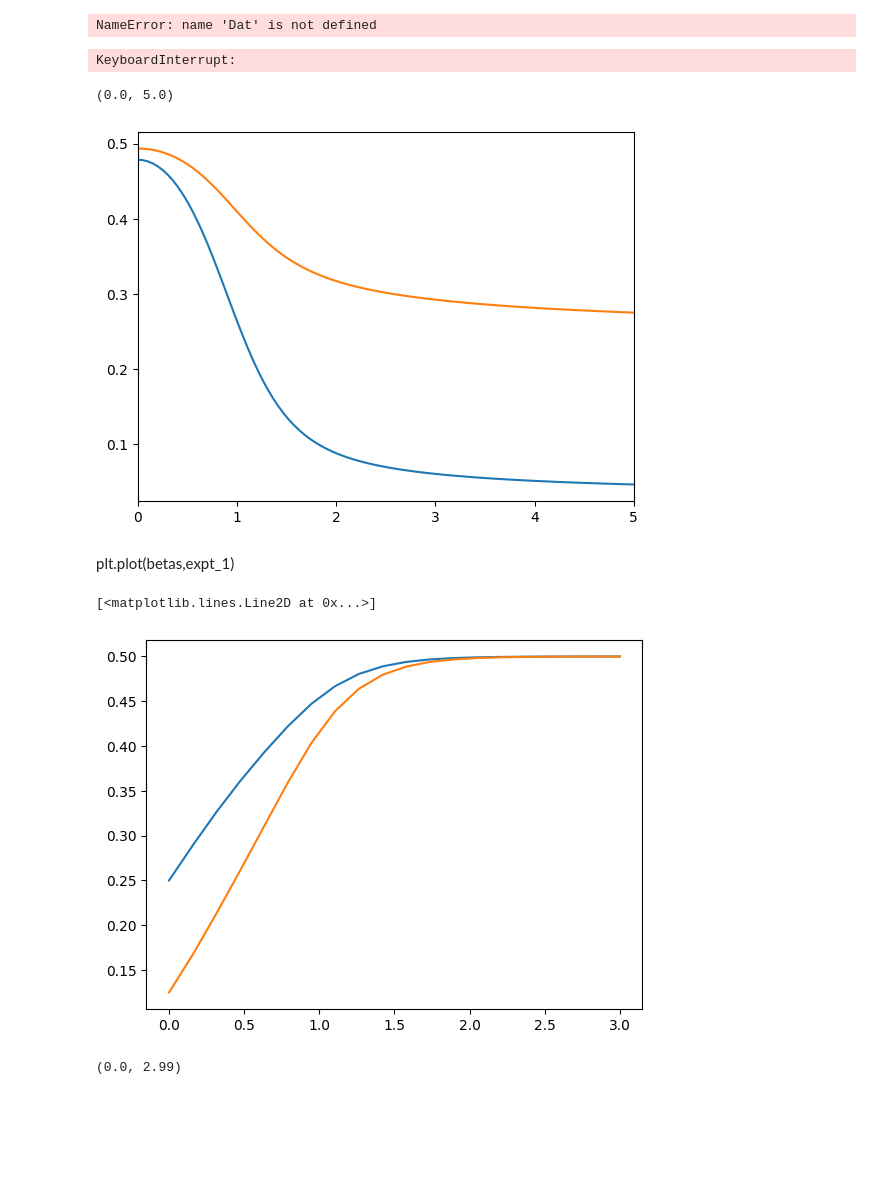
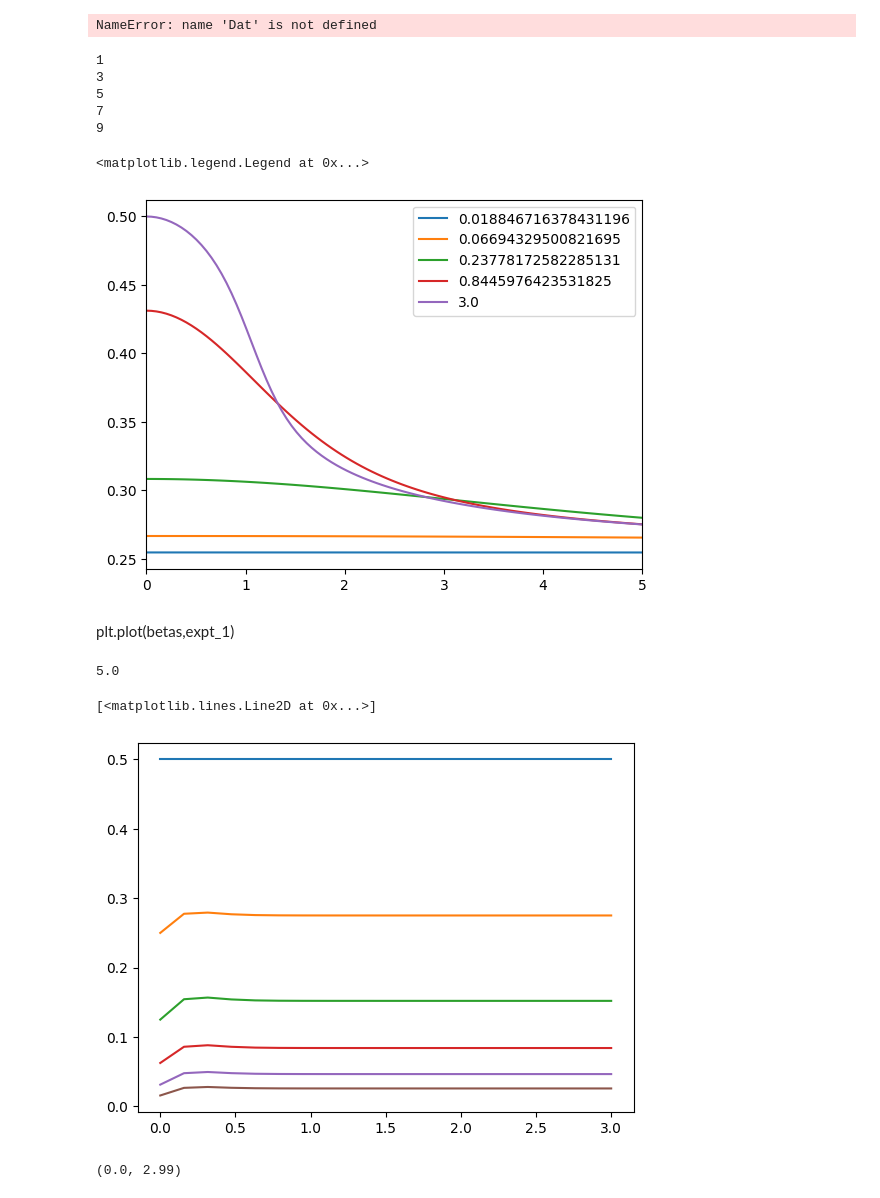
Before and after one commit to KristianMunnikhuis/subsystem_loschmidt_echo, a Jupyter notebook: scripts/mutual_info/exact_diag/gibbs_ED.ipynb, the cells around one changed output. Drawn from its saved outputs; the diff is of its cells as text; code cells hidden in the pictures; blank space fills up the shorter version.

Commit message:
analytical thermal expectations finally

```diff
--- a/scripts/mutual_info/exact_diag/gibbs_ED.ipynb
+++ b/scripts/mutual_info/exact_diag/gibbs_ED.ipynb
@@ -276,7 +276,7 @@ def Thermal_Average(Op, E,V,beta):
 # %%
 #CALCULATE SPECTRUM
 h_i = np.linspace(0,5,100)
-betas = np.arange(0,3,0.01)
+betas = np.logspace(-2,np.log10(3),10)
 #betas = np.logspace(-2,1,100)
 Eigenvectors_hi =[]
 Energies_hi = []
@@ -312,7 +312,8 @@ OP8 = Projectors[n_8-1]
 # OP9 = Projectors[n_9-1]
 # OP10 = Projectors[n_10-1]
 # %%
-betas = np.logspace(-2,1,20)
+
+P1_thermal = []
 P2_thermal = []
 P3_thermal = []
 P4_thermal = []
@@ -324,34 +325,39 @@ for bi in betas:
     dat3  = []
     dat4  = []
     dat5  = []
+    dat6  = []
     for hi in range(len(h_i)):
         dat1.append(Thermal_Average(OP1, Energies_hi[hi],Eigenvectors_hi[hi],bi))
         dat2.append(Thermal_Average(OP2, Energies_hi[hi],Eigenvectors_hi[hi],bi))
-
         dat3.append(Thermal_Average(OP3, Energies_hi[hi],Eigenvectors_hi[hi],bi))
 
         dat4.append(Thermal_Average(OP4, Energies_hi[hi],Eigenvectors_hi[hi],bi))
 
         dat5.append(Thermal_Average(OP5, Energies_hi[hi],Eigenvectors_hi[hi],bi))
 
-    P2_thermal.append(dat1)
-    P3_thermal.append(dat2)
-    P4_thermal.append(dat3)
+        dat6.append(Thermal_Average(OP6, Energies_hi[hi],Eigenvectors_hi[hi],bi))
+    P1_thermal.append(dat1)
+    P2_thermal.append(dat2)
+    P3_thermal.append(dat3)
+    P4_thermal.append(dat4)
 
-    P5_thermal.append(dat4)
-    P6_thermal.append(dat5)
+    P5_thermal.append(dat5)
+    P6_thermal.append(dat6)
-# %% [output]
-KeyboardInterrupt:
 # %%
-t = -6
-plt.plot(h_i,P6_thermal[t])
-plt.plot(h_i,P3_thermal[t],label = betas[dat])
+
+for t in range(1,len(betas),2):
+    print(t)
+    plt.plot(h_i,P2_thermal[t],label = betas[t])
 plt.xlim(h_i[0],h_i[-1])
-#plt.legend()
-#plt.ylim(0,1)
+plt.legend()
 # %% [output]
-(0.0, 5.0)
+1
+3
+5
+7
+9
+<matplotlib.legend.Legend at 0x...>
-[figure, old version]
+[figure, new version]
 # %%
 betas = np.linspace(0,3,20)
 # %%
@@ -423,11 +429,18 @@ for i in range(len(h_i)):
 # %% [markdown]
 plt.plot(betas,expt_1)
 # %%
-plt.plot(betas,expt_2[0])
-plt.plot(betas,expt_3[0])
+i = -1
+print(h_i[-1])
+plt.plot(betas,expt_1[i])
+plt.plot(betas,expt_2[i])
+plt.plot(betas,expt_3[i])
+plt.plot(betas,expt_4[i])
+plt.plot(betas,expt_5[i])
+plt.plot(betas,expt_6[i])
 # %% [output]
-[<matplotlib.lines.Line2D at 0x...>]
+5.0
+[<matplotlib.lines.Line2D at 0x...>]
-[figure, old version]
+[figure, new version]
 # %%
 i =0
 plt.plot(betas,mutinfo_1[i],label= "l = 1")
```
Also changed, not shown: parts of 1 cell of this notebook, 1 other file.
